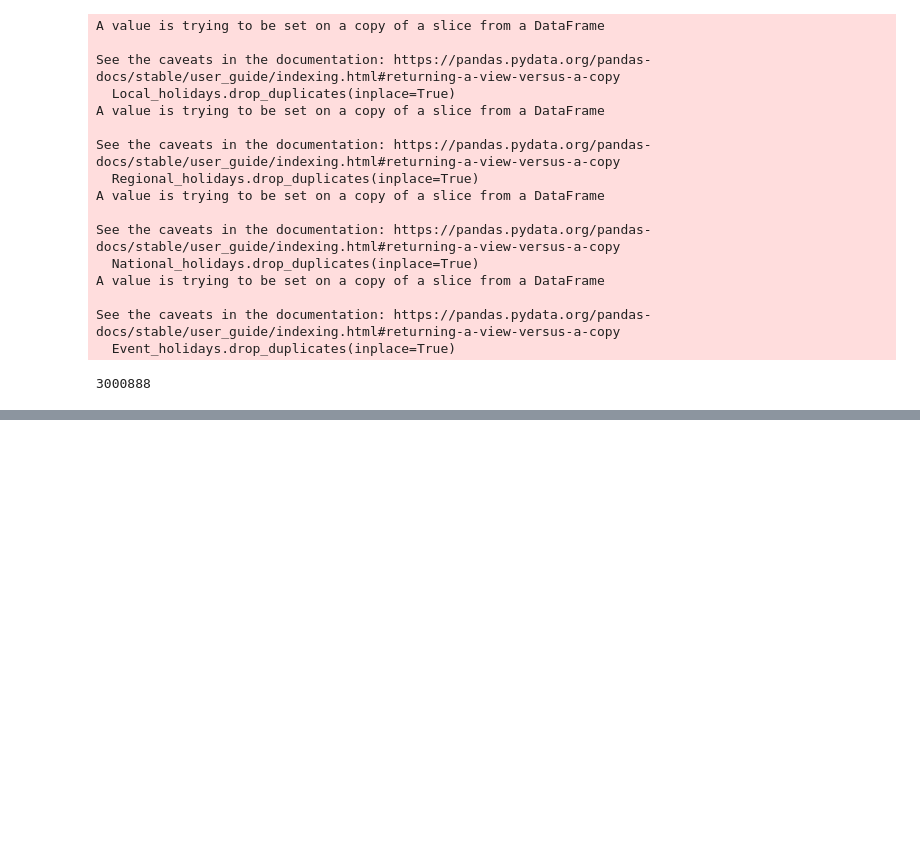
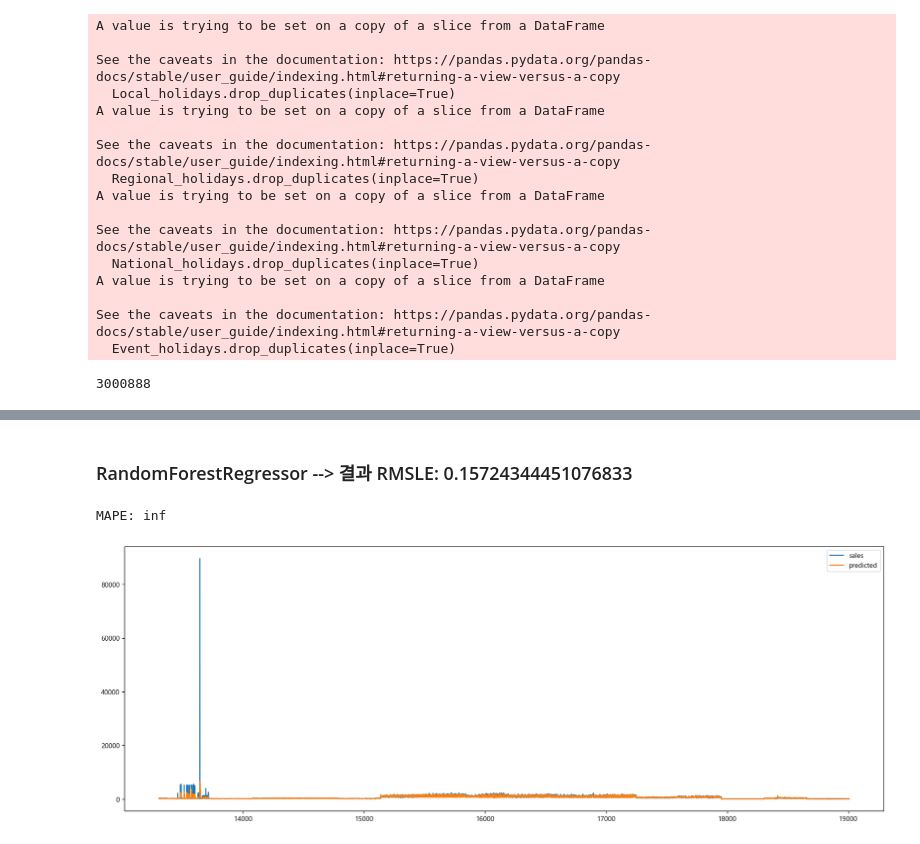
Before and after one commit to fastcamp-ml-project-3/ml_project_3, a Jupyter notebook: yoonjae.ipynb, the cells around one changed output, grey strips where cells are left out. Drawn from its saved outputs; the diff is of its cells as text; code cells hidden in the pictures; blank space fills up the shorter version.

Commit message:
feat: ml적용
rolling 변수 추가하여 RandomForestRegressor, XGBOOST 적용 결과값은 slack참고

```diff
--- a/yoonjae.ipynb
+++ b/yoonjae.ipynb
@@ -219,0 +388,14 @@ temp = pd.read_csv(r'C:\Users\user\upstage3-python\09.ML_project_team03\temp.csv
+# %%
+# 요일을 숫자로 매핑
+day_to_num = {
+    'Monday': 0,
+    'Tuesday': 1,
+    'Wednesday': 2,
+    'Thursday': 3,
+    'Friday': 4,
+    'Saturday': 5,
+    'Sunday': 6
+}
+
+# 'day_of_week' 컬럼을 숫자로 변환
+testset['day_of_week_num'] = testset['day_of_week'].map(day_to_num)
@@ -219,0 +408,4 @@ temp = pd.read_csv(r'C:\Users\user\upstage3-python\09.ML_project_team03\temp.csv
+# %%
+testset = testset[['sales','onpromotion','transactions','day_of_week_num', 'oil_price','deaths','event_holiday', 'wage', 'year', 'month', 'day','slope7', 'slope14', 'std7', 'std14', 'mean7', 'mean14', 'skew7', 'skew14', 'kurt7', 'kurt14', 'min7', 'min14', 'max7', 'max14']]
+# %%
+testset.reset_index(inplace=True, drop=False)
@@ -219,0 +448,21 @@ temp = pd.read_csv(r'C:\Users\user\upstage3-python\09.ML_project_team03\temp.csv
+# %%
+y = testset['sales']
+X = testset.drop('sales', axis=1).fillna(0)
+
+train_features, test_features, train_labels, test_labels = train_test_split(X, y, test_size = 0.3, random_state = 0, shuffle=False)
+# %% [markdown]
+### RandomForestRegressor --> 결과 RMSLE: 0.15724344451076833
+# %%
+# Default 세팅으로 RandomForest 학습
+rf = RandomForestRegressor(random_state = 0)
+rf.fit(train_features, train_labels)
+mape = evaluate(rf, test_features, test_labels)
+predicted = rf.predict(test_features)
+predicted = np.where(predicted < 0, 0, predicted) # 예측값이 0보다 작으면 0으로 셋팅
+pdf = pd.DataFrame(test_labels)
+pdf['predicted'] = predicted
+pdf.plot(figsize=(20, 7))
+print(f"MAPE: {mape}")
+# %% [output]
+MAPE: inf
+[figure, added]
```
Also changed, not shown: parts of 56 cells of this notebook.
